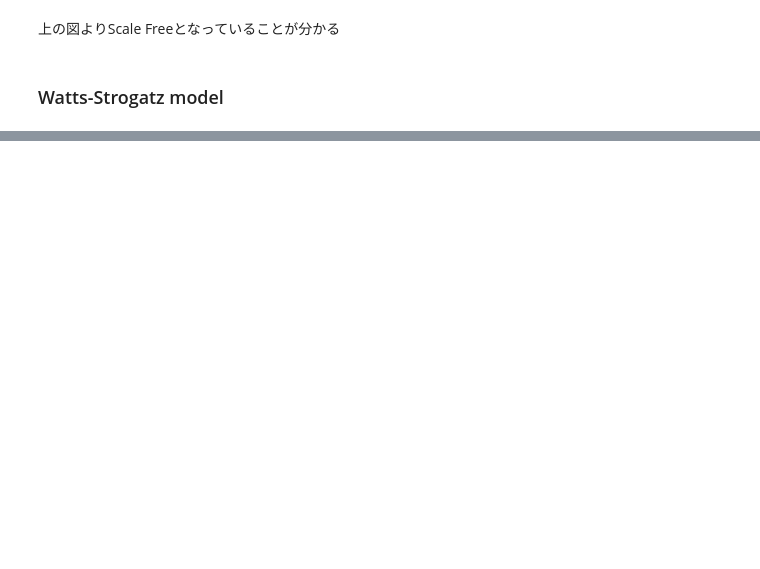
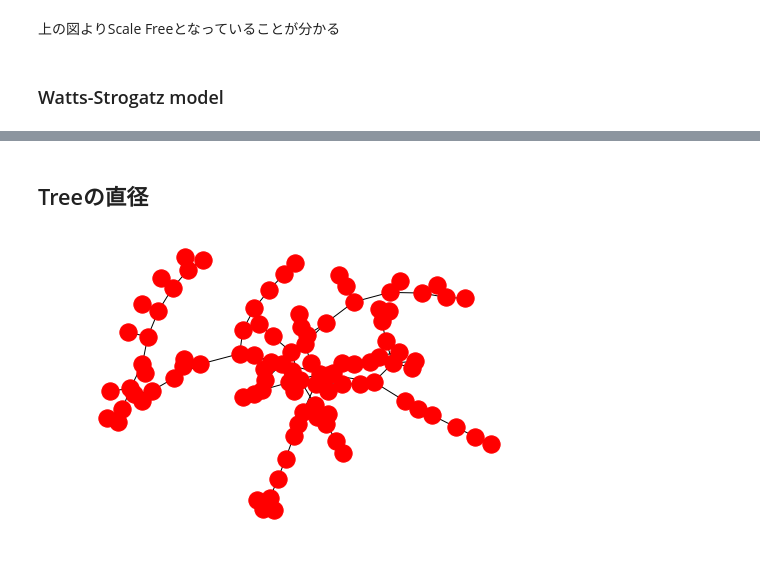
Before and after one commit to MasakiChujo/NetworkScience, a Jupyter notebook: networkx2_BA_WS.ipynb, the cells around one changed output, grey strips where cells are left out. Drawn from its saved outputs; the diff is of its cells as text; code cells hidden in the pictures; blank space fills up the shorter version.

```diff
--- a/networkx2_BA_WS.ipynb
+++ b/networkx2_BA_WS.ipynb
@@ -157,0 +158,8 @@ plt.show()
+# %% [markdown]
+## Treeの直径
+# %%
+n=100
+G=nx.trees.random_tree(n)
+nx.draw_spring(G)
+# %% [output]
+[figure, added]
```
Also changed, not shown: parts of 8 cells of this notebook, 2 other files.
